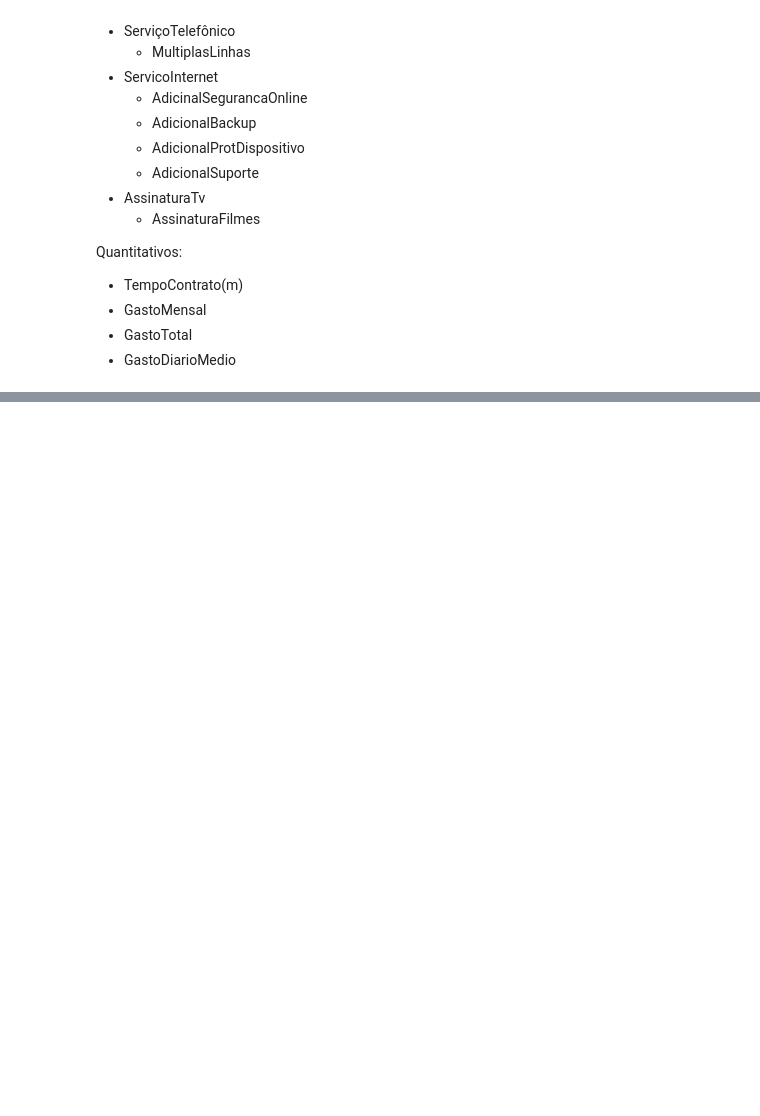
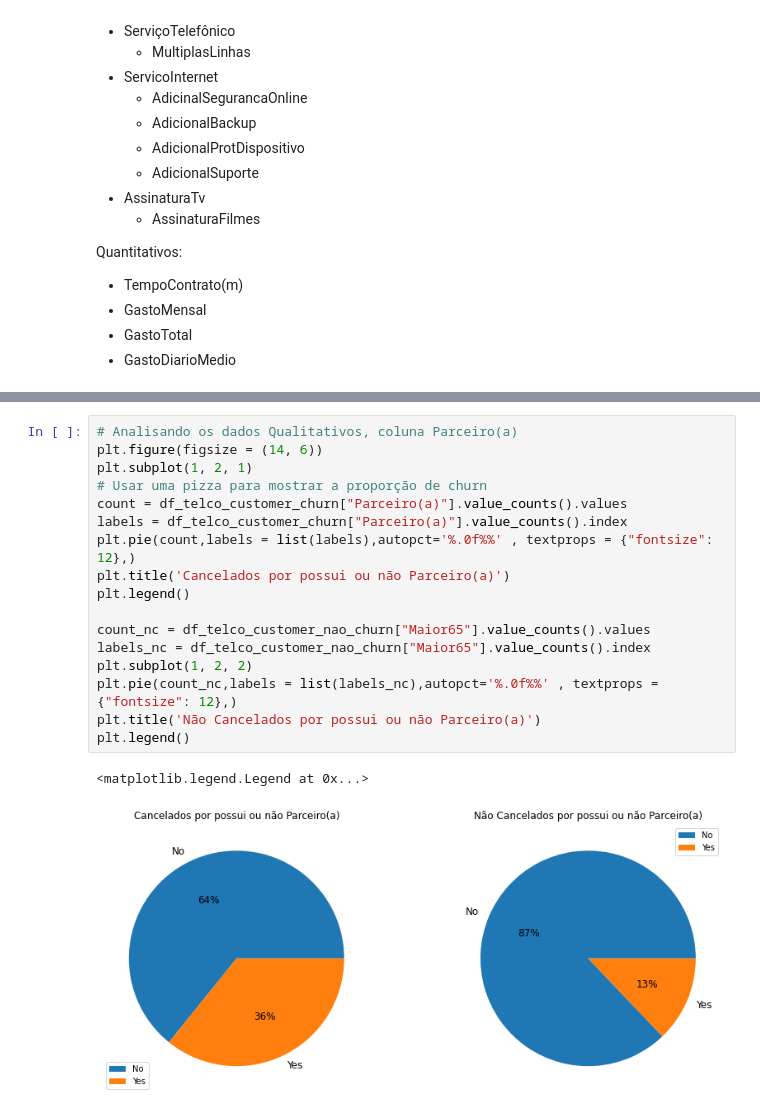
Before and after one commit to SilvioCSOliveira/ChallengeDataScience2022AluraVoz, a Jupyter notebook: Semana2.ipynb, the cells around one changed output, grey strips where cells are left out. Drawn from its saved outputs; the diff is of its cells as text; blank space fills up the shorter version.

```diff
--- a/Semana2.ipynb
+++ b/Semana2.ipynb
@@ -185,0 +115,20 @@ fig.show()
+# %%
+# Analisando os dados Qualitativos, coluna Parceiro(a)
+plt.figure(figsize = (14, 6))
+plt.subplot(1, 2, 1)
+# Usar uma pizza para mostrar a proporção de churn
+count = df_telco_customer_churn["Parceiro(a)"].value_counts().values
+labels = df_telco_customer_churn["Parceiro(a)"].value_counts().index
+plt.pie(count,labels = list(labels),autopct='%.0f%%' , textprops = {"fontsize": 12},)
+plt.title('Cancelados por possui ou não Parceiro(a)')
+plt.legend()
+
+count_nc = df_telco_customer_nao_churn["Maior65"].value_counts().values
+labels_nc = df_telco_customer_nao_churn["Maior65"].value_counts().index
+plt.subplot(1, 2, 2)
+plt.pie(count_nc,labels = list(labels_nc),autopct='%.0f%%' , textprops = {"fontsize": 12},)
+plt.title('Não Cancelados por possui ou não Parceiro(a)')
+plt.legend()
+# %% [output]
+<matplotlib.legend.Legend at 0x...>
+[figure, added]
```
Also changed, not shown: parts of 16 cells of this notebook.
